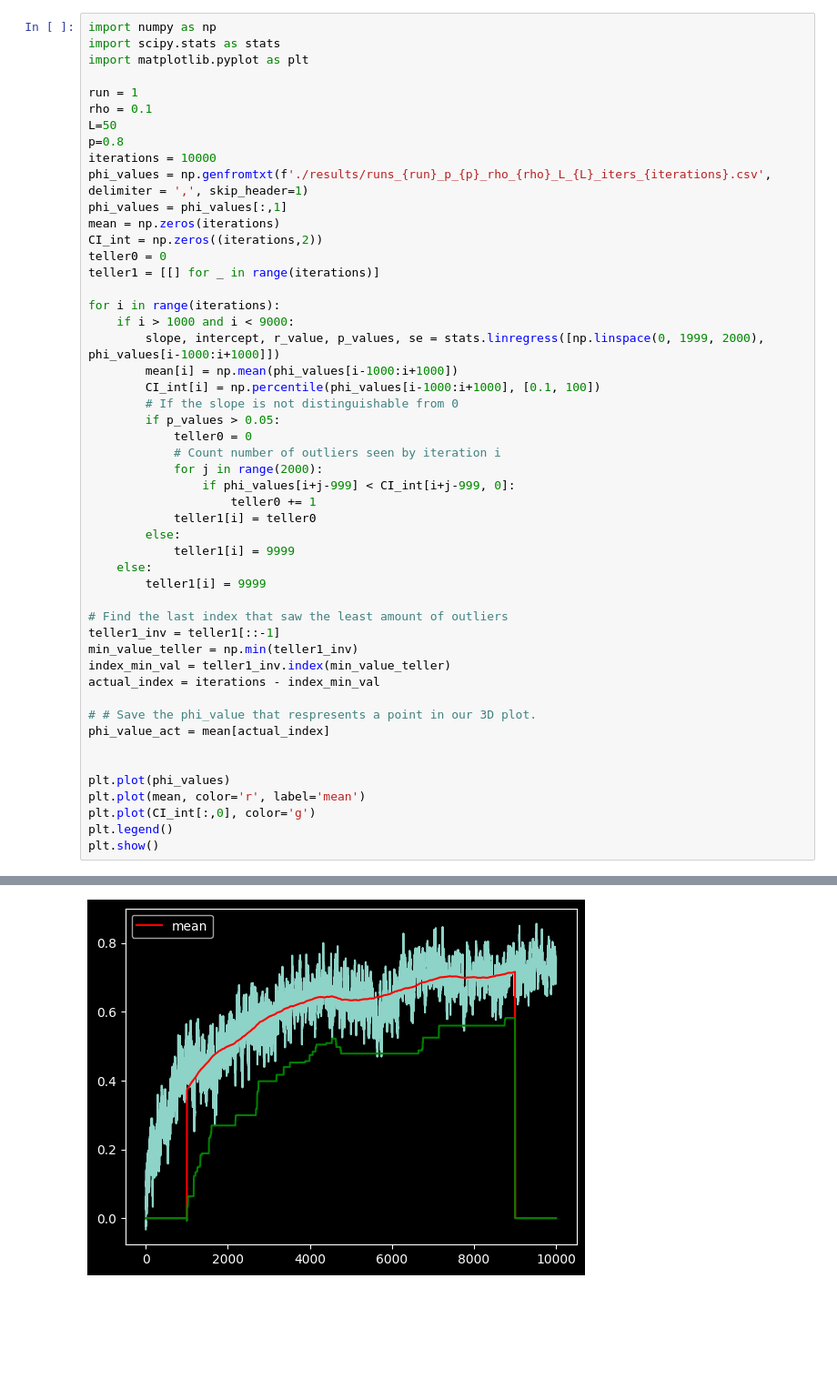
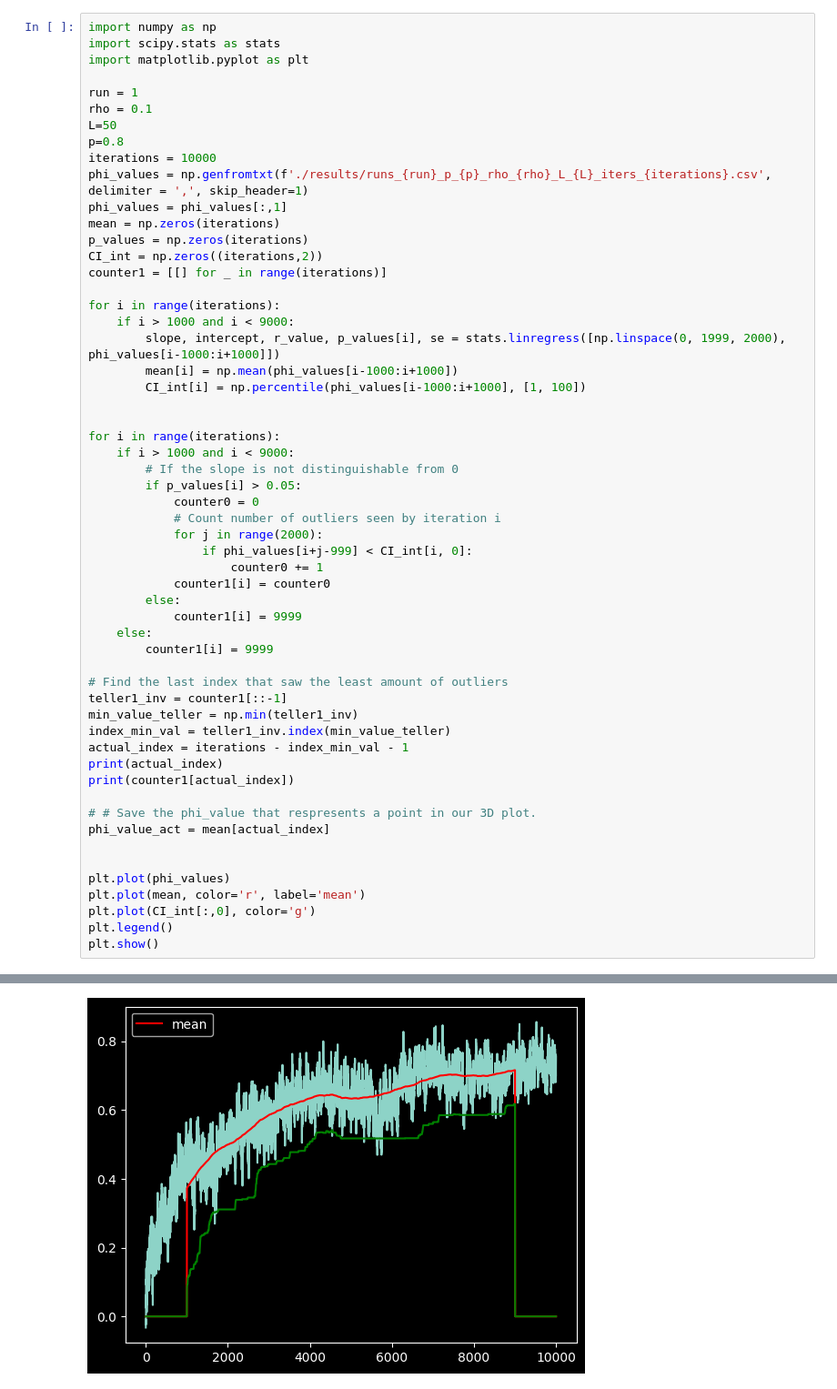
Before and after one commit to Ninavd/crowd-control, a Jupyter notebook: Analysis2.ipynb, the cells around one changed output, grey strips where cells are left out. Shown: that part at 91% size. Drawn from its saved outputs; the diff is of its cells as text; blank space fills up the shorter version.

Commit message:
Analysis 2 should work now, actually
Only for-loops and pre-allocating consistently and we are done with this part of the analysis

```diff
--- a/Analysis2.ipynb
+++ b/Analysis2.ipynb
@@ -11,33 +11,39 @@ iterations = 10000
 phi_values = np.genfromtxt(f'./results/runs_{run}_p_{p}_rho_{rho}_L_{L}_iters_{iterations}.csv', delimiter = ',', skip_header=1)
 phi_values = phi_values[:,1]
 mean = np.zeros(iterations)
+p_values = np.zeros(iterations)
 CI_int = np.zeros((iterations,2))
-teller0 = 0
-teller1 = [[] for _ in range(iterations)]
+counter1 = [[] for _ in range(iterations)]
 
 for i in range(iterations):
     if i > 1000 and i < 9000:
-        slope, intercept, r_value, p_values, se = stats.linregress([np.linspace(0, 1999, 2000), phi_values[i-1000:i+1000]])
+        slope, intercept, r_value, p_values[i], se = stats.linregress([np.linspace(0, 1999, 2000), phi_values[i-1000:i+1000]])
         mean[i] = np.mean(phi_values[i-1000:i+1000])
-        CI_int[i] = np.percentile(phi_values[i-1000:i+1000], [0.1, 100])
+        CI_int[i] = np.percentile(phi_values[i-1000:i+1000], [1, 100])
+
+
+for i in range(iterations):
+    if i > 1000 and i < 9000:
         # If the slope is not distinguishable from 0
-        if p_values > 0.05:
-            teller0 = 0
+        if p_values[i] > 0.05:
+            counter0 = 0
             # Count number of outliers seen by iteration i
             for j in range(2000):
-                if phi_values[i+j-999] < CI_int[i+j-999, 0]:
-                    teller0 += 1
-            teller1[i] = teller0
+                if phi_values[i+j-999] < CI_int[i, 0]:
+                    counter0 += 1
+            counter1[i] = counter0
         else:
-            teller1[i] = 9999
+            counter1[i] = 9999
     else:
-        teller1[i] = 9999
+        counter1[i] = 9999
 
 # Find the last index that saw the least amount of outliers
-teller1_inv = teller1[::-1]
+teller1_inv = counter1[::-1]
 min_value_teller = np.min(teller1_inv)
 index_min_val = teller1_inv.index(min_value_teller)
-actual_index = iterations - index_min_val
+actual_index = iterations - index_min_val - 1
+print(actual_index)
+print(counter1[actual_index])
 
 # # Save the phi_value that respresents a point in our 3D plot.
 phi_value_act = mean[actual_index]
@@ -55 +60 @@ plt.show()
-[figure, old version]
+[figure, new version]
```
Also changed, not shown: parts of 1 cell of this notebook.
